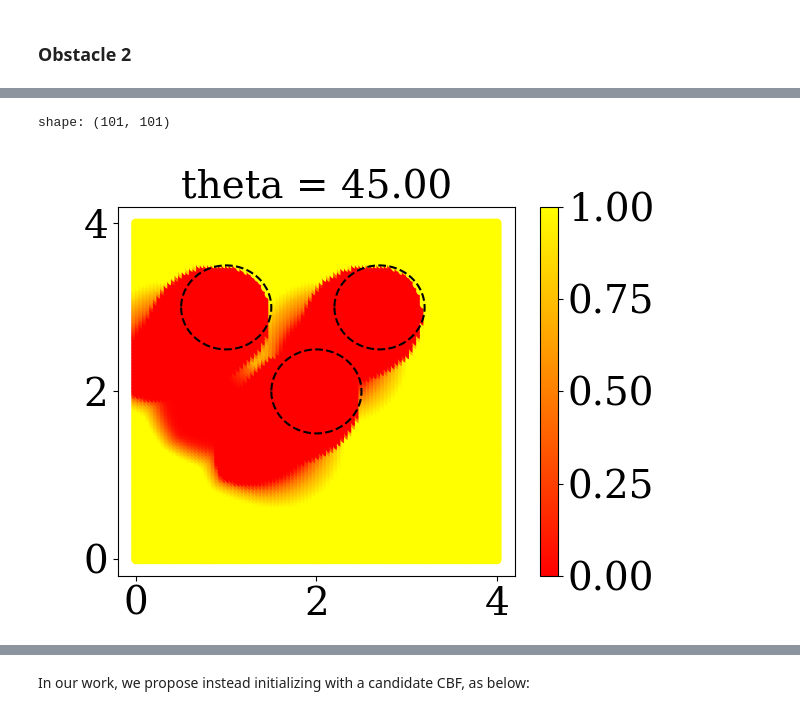
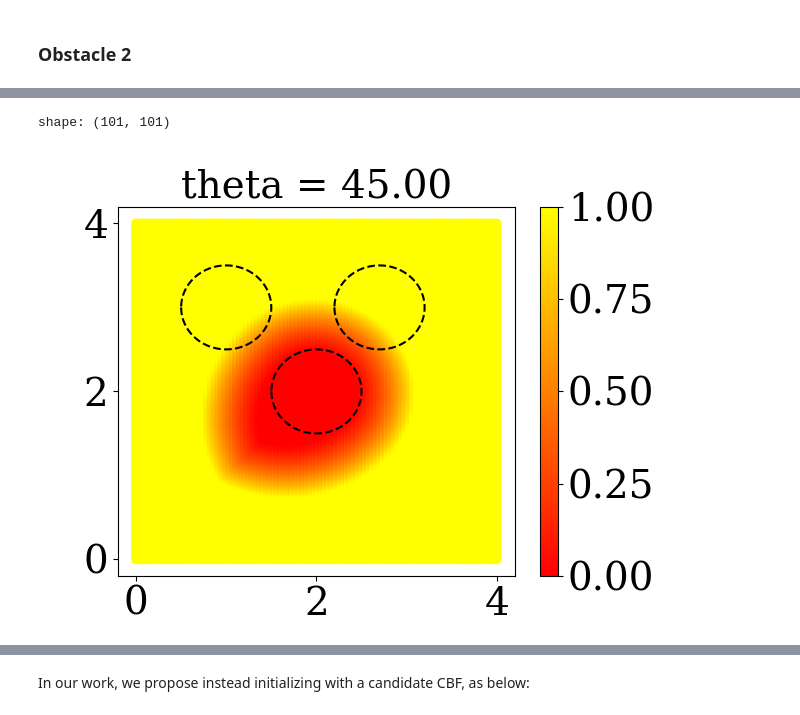
Before and after one commit to hardikparwana/social-navigation, a Jupyter notebook: refineCBF/examples/fs_custom_dubins_valid.ipynb, the cells around one changed output, grey strips where cells are left out. Drawn from its saved outputs; the diff is of its cells as text; code cells hidden in the pictures.

Commit message:
corrected cbf computation of individual obstacles

```diff
--- a/refineCBF/examples/fs_custom_dubins_valid.ipynb
+++ b/refineCBF/examples/fs_custom_dubins_valid.ipynb
@@ -330,6 +333,8 @@ Array(-1000.0001, dtype=float32)
 # %% [markdown]
 ### Obstacle 1
 # %%
+backwards_reachable_tube = lambda obstacle: (lambda t, x: jnp.minimum(x, obstacle))
+solver_settings = hj.SolverSettings.with_accuracy("high", value_postprocessor=backwards_reachable_tube(obstacle1))
 init_value = obstacle1
 time = 0.
 target_time = -10.
@@ -369,22 +397,22 @@ Array(-1000.0001, dtype=float32)
 # %%
-print(f"shape: {tabular_cbf_hjr.vf_table[:,:,0].shape}")
+print(f"shape: {tabular_cbf_constraint1.vf_table[:,:,0].shape}")
 thetas_value = grid.states[0,1,:,2]
 theta_index = int(grid.states.shape[2]/2/4 + grid.states.shape[2]/2) #51 # for 45 degrees
 fig7, ax7 = plt.subplots()
-ax6.set_title(f"theta = %.2f" %(thetas_value[theta_index]*180/np.pi))
+ax7.set_title(f"theta = %.2f" %(thetas_value[theta_index]*180/np.pi))
 x = np.linspace(0,4, grid.states.shape[0])
 y = np.linspace(0,4, grid.states.shape[1]) # grid_resolution = (201, 201, 81)
 X, Y = np.meshgrid(x,y)
-im7 = ax7.scatter( Y.reshape(-1,1), X.reshape(-1,1), c = tabular_cbf_constraint.vf_table[:,:,theta_index].reshape(-1,1), cmap='autumn', vmin=0.0, vmax=1.0 )
+im7 = ax7.scatter( Y.reshape(-1,1), X.reshape(-1,1), c = tabular_cbf_constraint1.vf_table[:,:,theta_index].reshape(-1,1), cmap='autumn', vmin=0.0, vmax=1.0 )
 # im6 = ax6.scatter( Y.reshape(-1,1), X.reshape(-1,1), c = tabular_cbf_hjr.vf_table[:,:,theta_index].reshape(-1,1), cmap='jet', vmin=-1, vmax=1.0 )
-fig7.colorbar(im7, ax=ax6)
+fig7.colorbar(im7, ax=ax7)
 theta = np.linspace(-np.pi, np.pi, 360)
 ax7.plot( obs1[0]+0.5*np.cos(theta), obs1[1]+0.5*np.sin(theta), 'k--', linewidth=1.5 )
 ax7.plot( obs2[0]+0.5*np.cos(theta), obs2[1]+0.5*np.sin(theta), 'k--', linewidth=1.5)
 ax7.plot( obs3[0]+0.5*np.cos(theta), obs3[1]+0.5*np.sin(theta), 'k--', linewidth=1.5 )
 fig7.savefig(name+'refined.png')
 plt.show()
 # %% [output]
 shape: (101, 101)
-[figure, old version]
+[figure, new version]
 # %%
```
Also changed, not shown: parts of 14 cells of this notebook.
